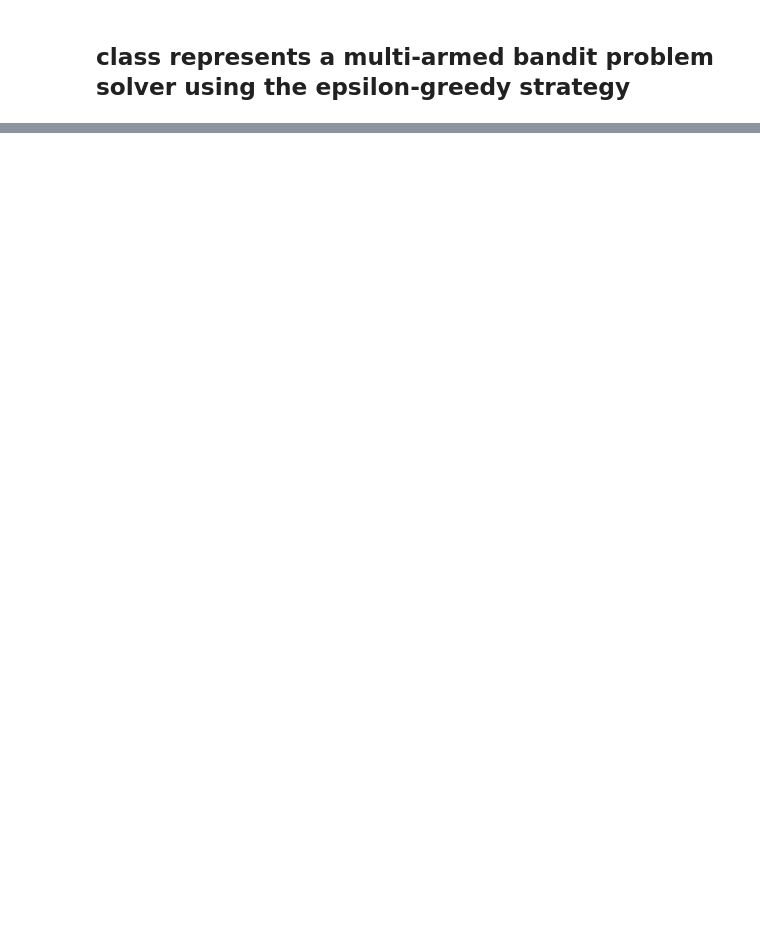
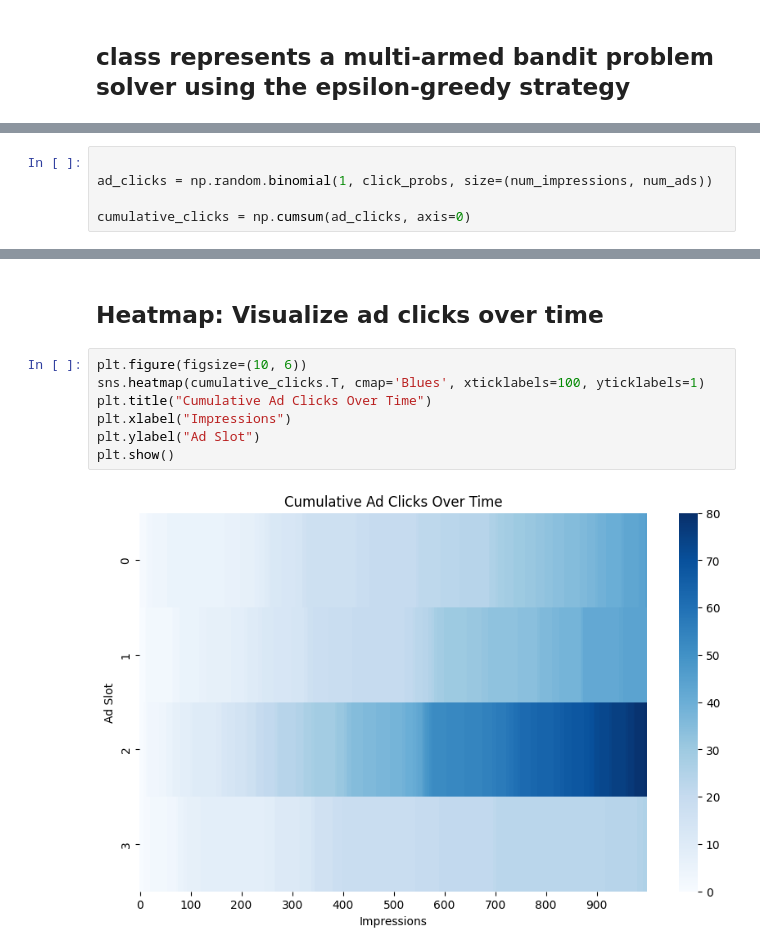
Before and after one commit to SundharessB/Reinforcement-Learning, a Jupyter notebook: RL_LAB1_2348564.ipynb, the cells around one changed output, grey strips where cells are left out. Drawn from its saved outputs; the diff is of its cells as text; blank space fills up the shorter version.

```diff
--- a/RL_LAB1_2348564.ipynb
+++ b/RL_LAB1_2348564.ipynb
@@ -34,0 +62,5 @@ class MultiArmBandit_Greedy:
+# %%
+
+ad_clicks = np.random.binomial(1, click_probs, size=(num_impressions, num_ads))
+
+cumulative_clicks = np.cumsum(ad_clicks, axis=0)
@@ -34,0 +123,11 @@ class MultiArmBandit_Greedy:
+# %% [markdown]
+## Heatmap: Visualize ad clicks over time
+# %%
+plt.figure(figsize=(10, 6))
+sns.heatmap(cumulative_clicks.T, cmap='Blues', xticklabels=100, yticklabels=1)
+plt.title("Cumulative Ad Clicks Over Time")
+plt.xlabel("Impressions")
+plt.ylabel("Ad Slot")
+plt.show()
+# %% [output]
+[figure, added]
```
Also changed, not shown: parts of 12 cells of this notebook.
